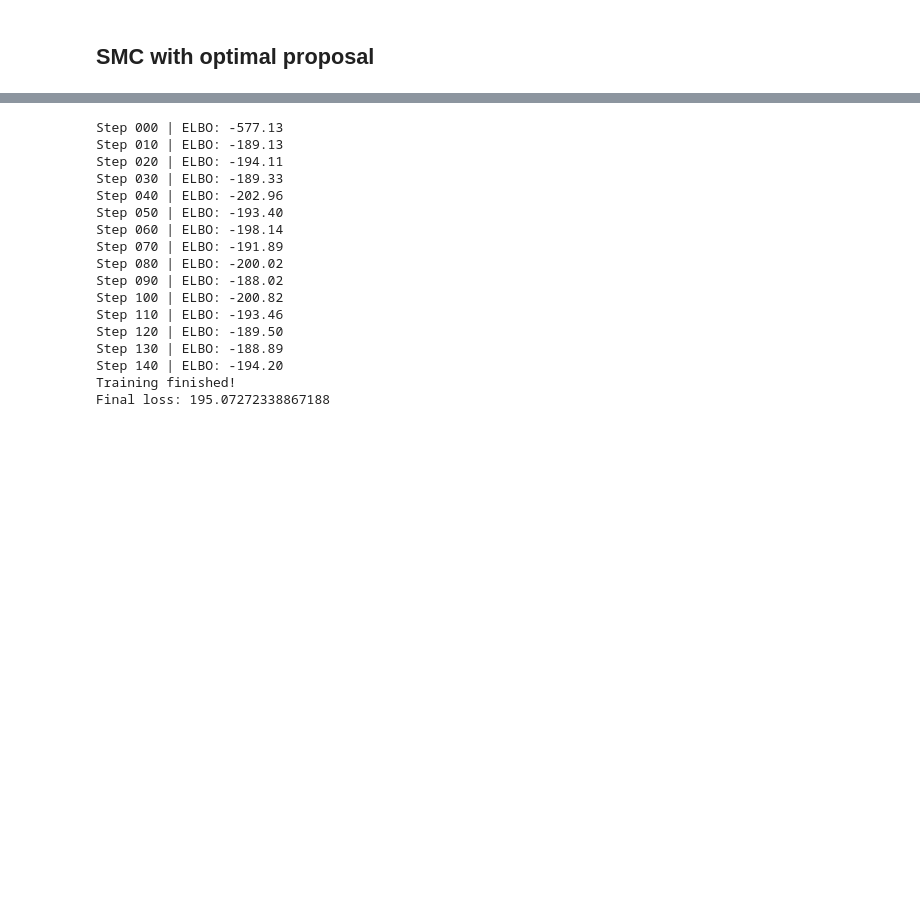
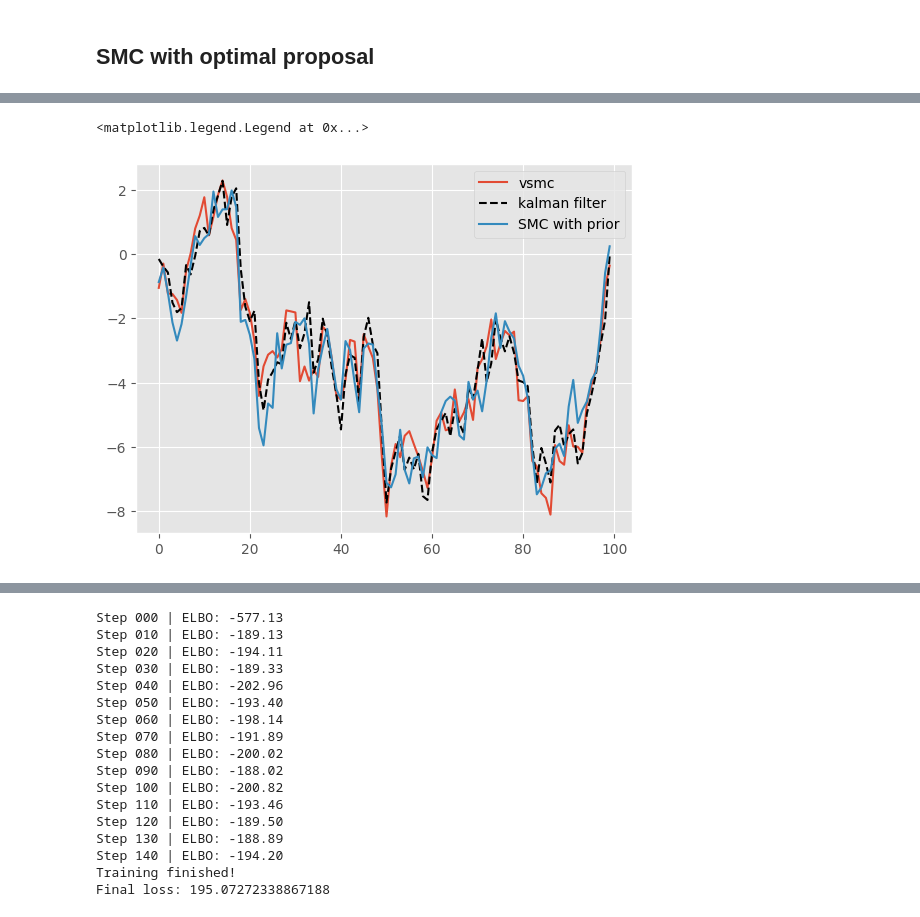
Before and after one commit to Perez-Amanda/ComputacionalStatistics_FinalProject, a Jupyter notebook: SMC.ipynb, the cells around one changed output, grey strips where cells are left out. Cells and saved outputs as stored; diff of their text form; code cells hidden in the pictures; blank space fills up the shorter version.

```diff
--- a/SMC.ipynb
+++ b/SMC.ipynb
@@ -463,0 +587,10 @@ plt.ylim((0,1000))
+# %%
+log_w_vsmc, _, _, x_vsmc = run_vsmc(y_seq, lambda_, N, 100)
+
+plt.plot(x_vsmc.detach().numpy(),label='vsmc')
+plt.plot(X_hat,label='kalman filter',c='black',ls='--')
+plt.plot(x_prior.numpy(), label="SMC with prior")
+plt.legend()
+# %% [output]
+<matplotlib.legend.Legend at 0x...>
+[figure, added]
```
Also changed, not shown: parts of 16 cells of this notebook, 4 other files.
